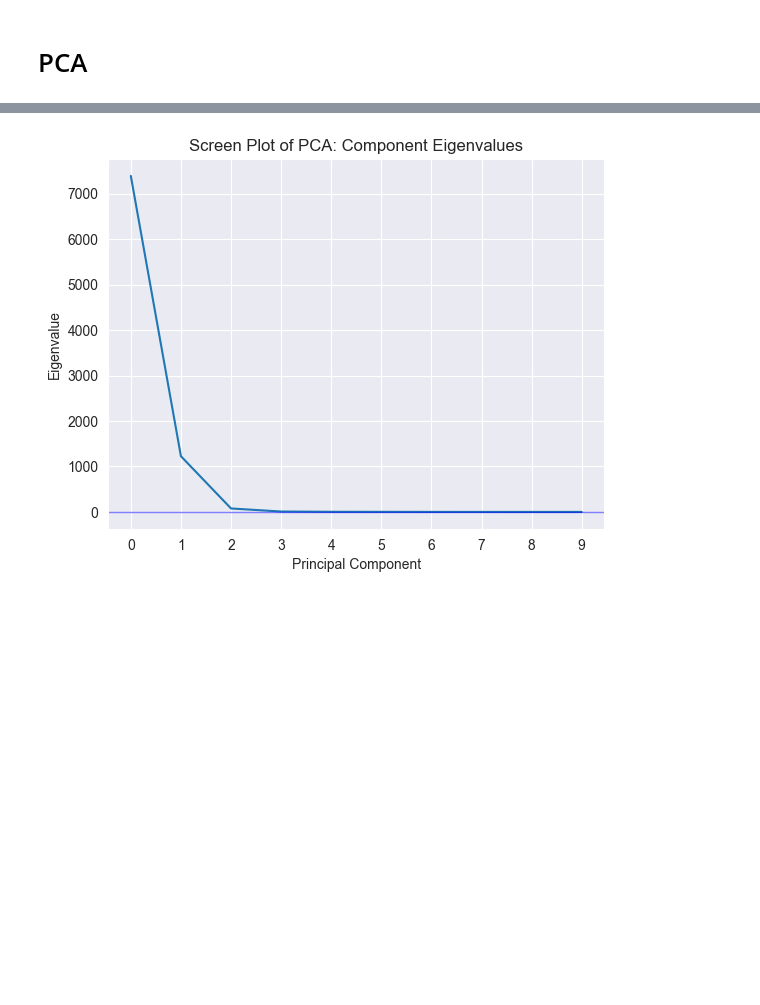
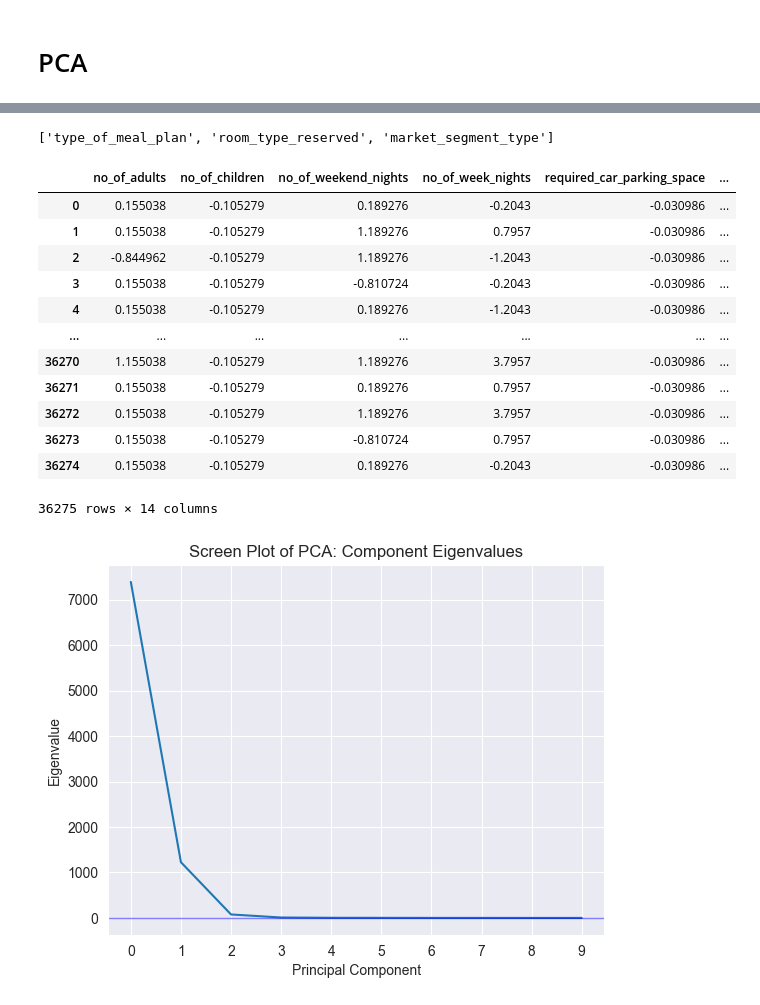
Before and after one commit to jiusilimsia/msia420PA_project, a Jupyter notebook: Dimension Reduction/PCA.ipynb, the cells around one changed output, grey strips where cells are left out. Saved outputs shown, nothing was run; the diff lists cells and outputs as text; code cells hidden in the pictures; blank space fills up the shorter version.

```diff
--- a/Dimension Reduction/PCA.ipynb
+++ b/Dimension Reduction/PCA.ipynb
@@ -16,4 +35,10 @@ df = pd.read_csv('/Users/kelvin/Desktop/Winter2023/MSiA_420_pa/project/msia420PA
 # %%
 # drop the response variable
 df.drop(['Booking_ID', 'booking_status'], axis=1, inplace=True)
-df = pd.get_dummies(df)
+dropping = []
+for col in df:
+    if df[col].dtypes == "object":
+        dropping.append(col)
+dropping
+# %% [output]
+['type_of_meal_plan', 'room_type_reserved', 'market_segment_type']
@@ -20,7 +48,23 @@ df = pd.get_dummies(df)
 # %%
 # standardlize the dataframe
 df_std  = (df - df.mean()) / (df.std())
 df_std = df - df.mean()
+df_std
+# df_std.to_csv("full_dat.csv")
+# %% [output]
+|  | no_of_adults | no_of_children | no_of_weekend_nights | no_of_week_nights | required_car_parking_space | ... |
+| 0 | 0.155038 | -0.105279 | 0.189276 | -0.2043 | -0.030986 | ... |
+| 1 | 0.155038 | -0.105279 | 1.189276 | 0.7957 | -0.030986 | ... |
+| 2 | -0.844962 | -0.105279 | 1.189276 | -1.2043 | -0.030986 | ... |
+| 3 | 0.155038 | -0.105279 | -0.810724 | -0.2043 | -0.030986 | ... |
+| 4 | 0.155038 | -0.105279 | 0.189276 | -1.2043 | -0.030986 | ... |
+| ... | ... | ... | ... | ... | ... | ... |
+| 36270 | 1.155038 | -0.105279 | 1.189276 | 3.7957 | -0.030986 | ... |
+| 36271 | 0.155038 | -0.105279 | 0.189276 | 0.7957 | -0.030986 | ... |
+| 36272 | 0.155038 | -0.105279 | 1.189276 | 3.7957 | -0.030986 | ... |
+| 36273 | 0.155038 | -0.105279 | -0.810724 | 0.7957 | -0.030986 | ... |
+| 36274 | 0.155038 | -0.105279 | 0.189276 | -0.2043 | -0.030986 | ... |
+36275 rows × 14 columns
 # %%
 # run PCA
 n_components = 10
```
Also changed, not shown: parts of 4 cells of this notebook, 4 other files.
